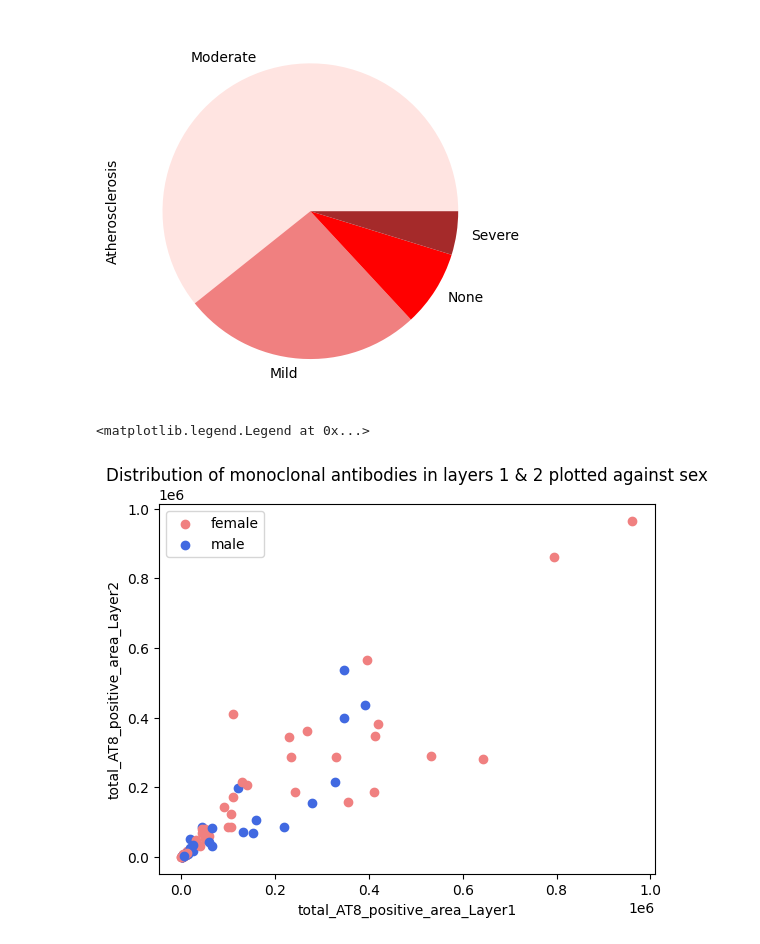
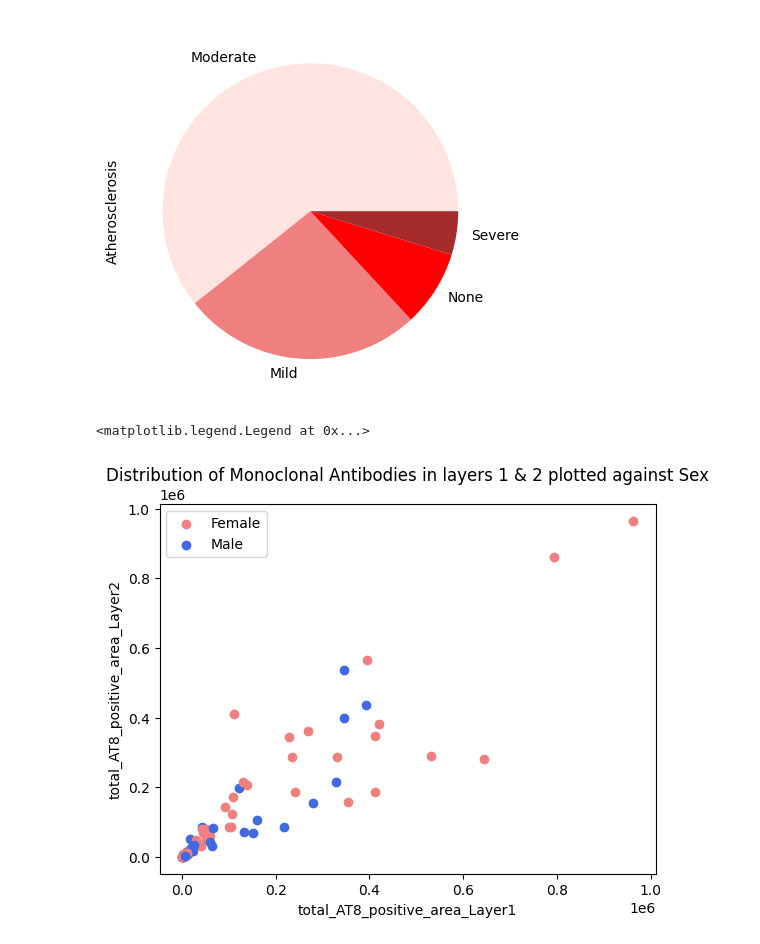
Before and after one commit to nellyfadil/Neuro-265, a Jupyter notebook: FinalPosterPres.ipynb, the cells around one changed output. Saved outputs shown, nothing was run; the diff lists cells and outputs as text; code cells hidden in the pictures.

```diff
--- a/FinalPosterPres.ipynb
+++ b/FinalPosterPres.ipynb
@@ -89,20 +75,20 @@ plt.show()
 # %%
 #make scatter plot between two dependant variables
 alz_data_length=len(alz_data)
 
 for i in range(alz_data_length):
   if alz_data.iloc[i,1] == 'Female':
     plt.scatter(alz_data.iloc[i,3],alz_data.iloc[i,4],color = 'lightcoral')
   else:
     plt.scatter(alz_data.iloc[i,3],alz_data.iloc[i,4],color = 'royalblue')
     plt.xlabel('total_AT8_positive_area_Layer1')
     plt.ylabel('total_AT8_positive_area_Layer2')
-    plt.title('Distribution of monoclonal antibodies in layers 1 & 2 plotted against sex')
+    plt.title('Distribution of Monoclonal Antibodies in layers 1 & 2 plotted against Sex')
 
-plt.legend(['female','male'])
+plt.legend(['Female','Male'])
 # %% [output]
 <matplotlib.legend.Legend at 0x...>
-[figure, old version]
+[figure, new version]
 # %%
 #make scatter plot between two dependant variables
 alz_data_length=len(alz_data)
```
Also changed, not shown: parts of 10 cells of this notebook.
